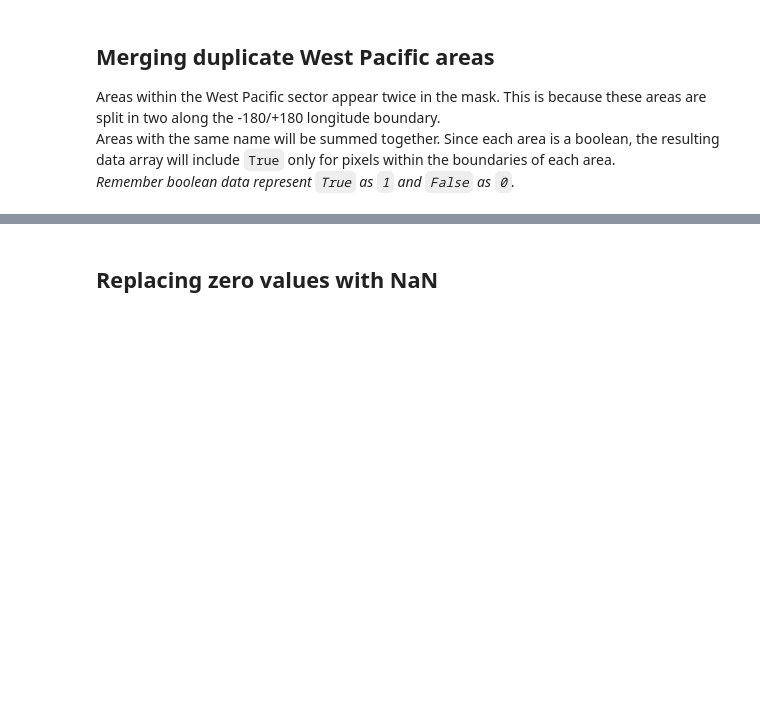
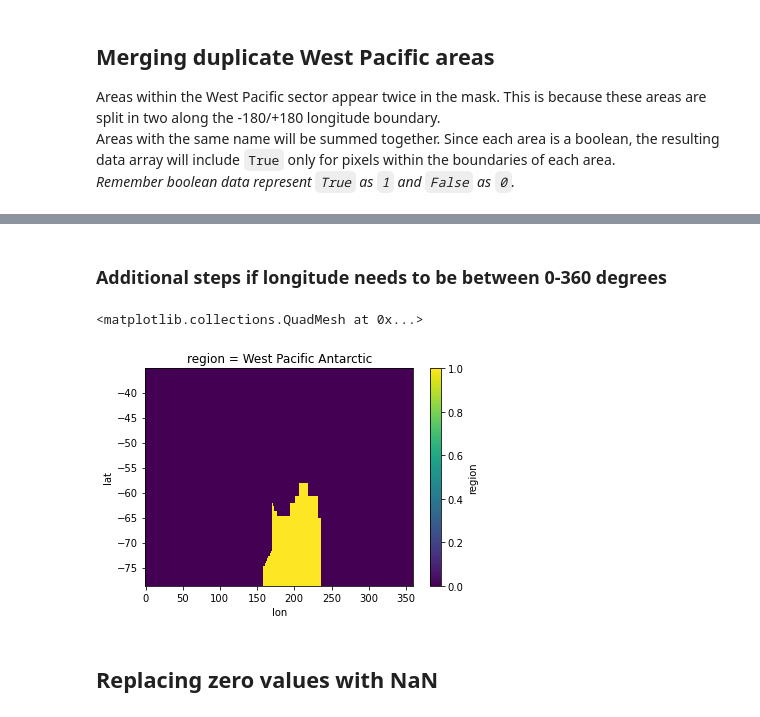
Before and after one commit to lidefi87/ACCESS_scripts_DFA, a Jupyter notebook: Scripts/0_CreatingMeasoMask.ipynb, the cells around one changed output, grey strips where cells are left out. Cells and saved outputs as stored; diff of their text form; code cells hidden in the pictures; blank space fills up the shorter version.

```diff
--- a/Scripts/0_CreatingMeasoMask.ipynb
+++ b/Scripts/0_CreatingMeasoMask.ipynb
@@ -163,3 +187,14 @@ corrected_mask.plot(col = 'region', col_wrap = 3)
+# %% [markdown]
+### Additional steps if longitude needs to be between 0-360 degrees
+# %%
+corr_lon = copy.deepcopy(corrected_mask.lon.values)
+corr_lon[np.where(corr_lon < 0)] = sorted(corr_lon[np.where(corr_lon < 0)]+360)
+corrected_mask.coords['lon'] = corr_lon
+corrected_mask = corrected_mask.sortby(corrected_mask.lon)
+corrected_mask[0].plot()
+# %% [output]
+<matplotlib.collections.QuadMesh at 0x...>
+[figure, added]
 # %% [markdown]
 ## Replacing zero values with NaN
 # %%
```
Also changed, not shown: parts of 9 cells of this notebook, 5 other files.
